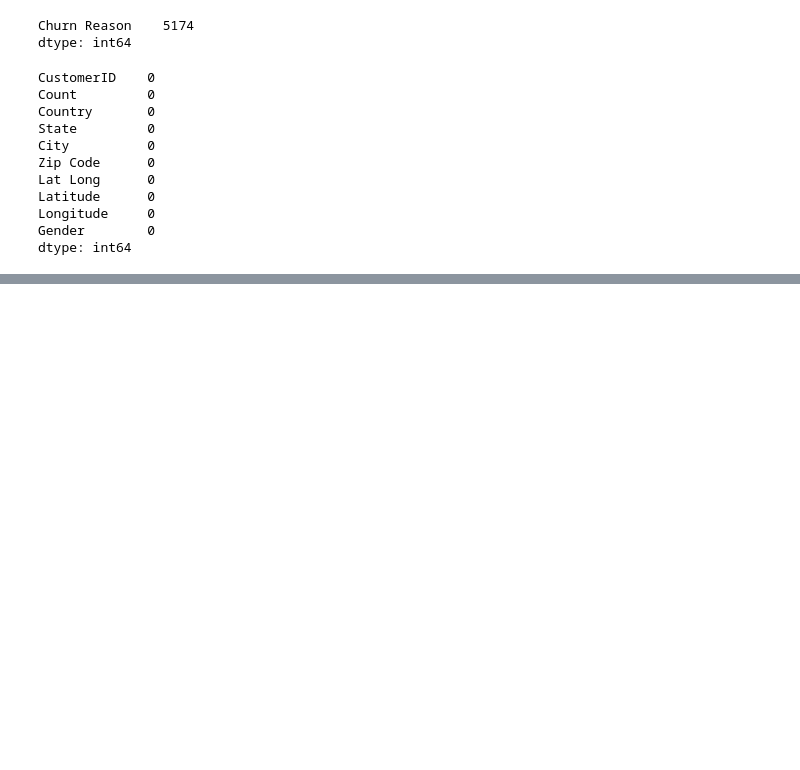
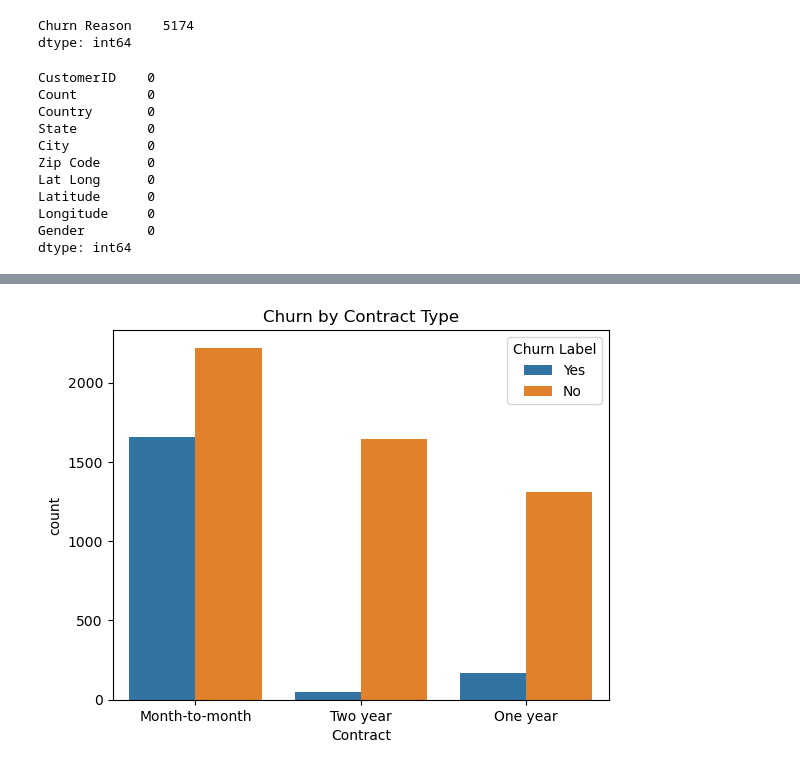
Before and after one commit to sandeepkumar9760/ChurnGuard-End-to-End-Customer-Retention-Intelligence-Platform, a Jupyter notebook: notebooks/01_Telco_churn.ipynb, the cells around one changed output, grey strips where cells are left out. Drawn from its saved outputs; the diff is of its cells as text; code cells hidden in the pictures; blank space fills up the shorter version.

```diff
--- a/notebooks/01_Telco_churn.ipynb
+++ b/notebooks/01_Telco_churn.ipynb
@@ -95,0 +163,10 @@ dtype: int64
+# %%
+sns.countplot(
+    data = df,
+    x="Contract",
+    hue="Churn Label"
+)
+plt.title("Churn by Contract Type")
+plt.show()
+# %% [output]
+[figure, added]
```
Also changed, not shown: parts of 22 cells of this notebook.
